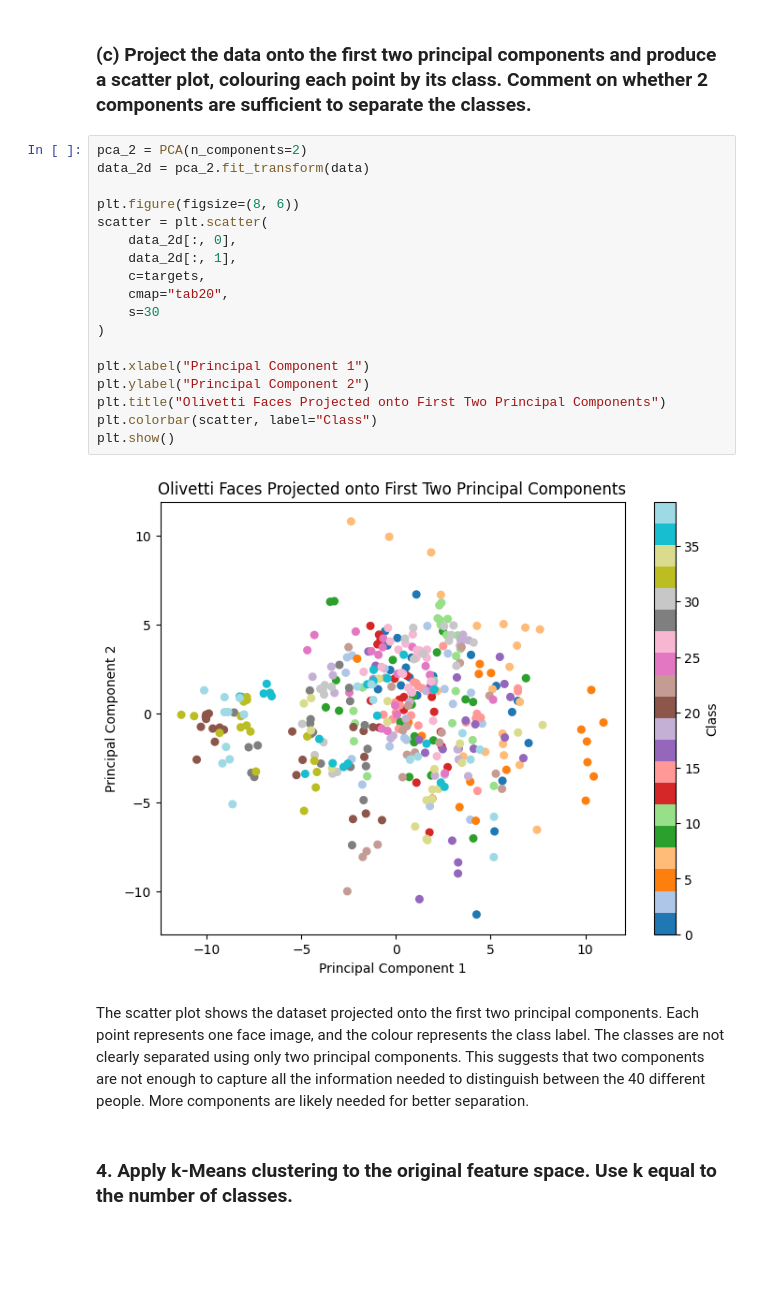
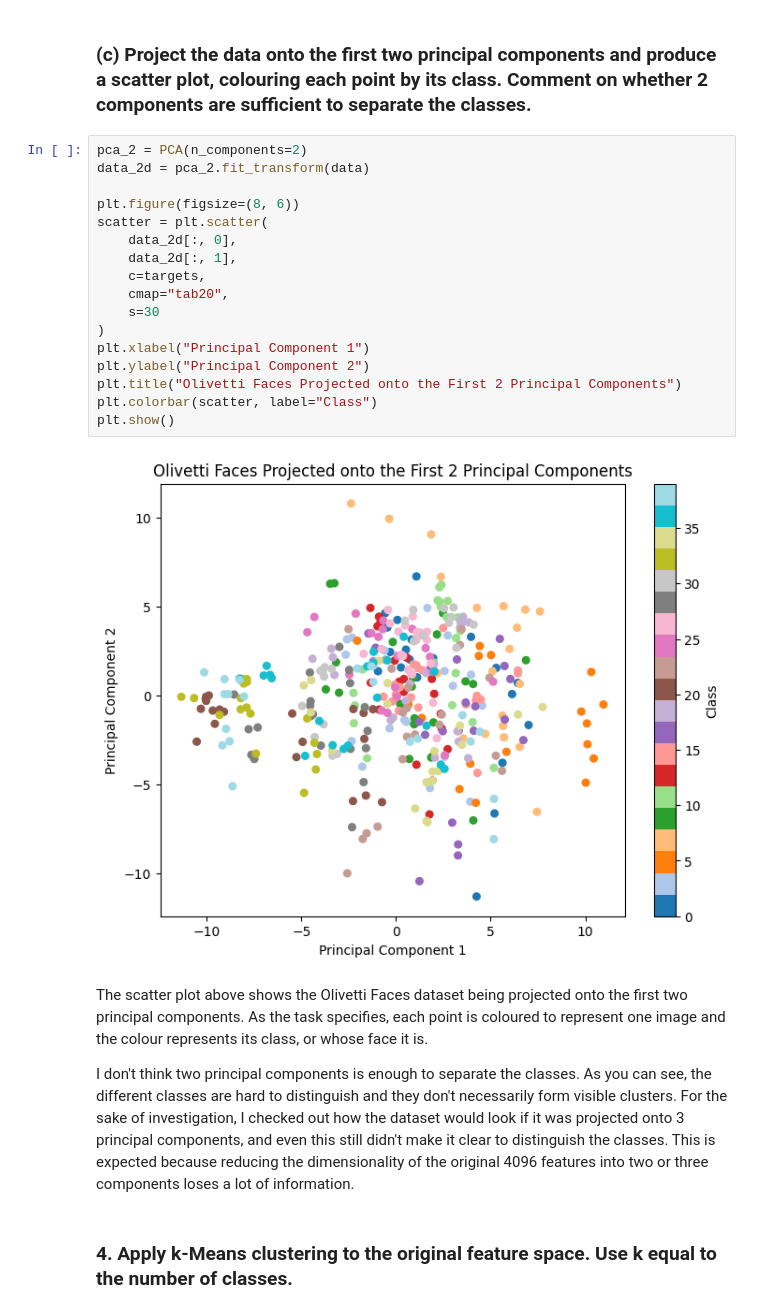
Before and after one commit to saltyypringle/CITS5508-Assignments, a Jupyter notebook: Assignment_2_Dipika_Choudhury.ipynb, the cells around one changed output. Drawn from its saved outputs; the diff is of its cells as text; blank space fills up the shorter version.

```diff
--- a/Assignment_2_Dipika_Choudhury.ipynb
+++ b/Assignment_2_Dipika_Choudhury.ipynb
@@ -514,25 +573,26 @@ blah
 # %%
 pca_2 = PCA(n_components=2)
 data_2d = pca_2.fit_transform(data)
 
 plt.figure(figsize=(8, 6))
 scatter = plt.scatter(
     data_2d[:, 0],
     data_2d[:, 1],
     c=targets,
     cmap="tab20",
     s=30
 )
-
 plt.xlabel("Principal Component 1")
 plt.ylabel("Principal Component 2")
-plt.title("Olivetti Faces Projected onto First Two Principal Components")
+plt.title("Olivetti Faces Projected onto the First 2 Principal Components")
 plt.colorbar(scatter, label="Class")
 plt.show()
 # %% [output]
-[figure, old version]
+[figure, new version]
 # %% [markdown]
-The scatter plot shows the dataset projected onto the first two principal components. Each point represents one face image, and the colour represents the class label. The classes are not clearly separated using only two principal components. This suggests that two components are not enough to capture all the information needed to distinguish between the 40 different people. More components are likely needed for better separation.
+The scatter plot above shows the Olivetti Faces dataset being projected onto the first two principal components. As the task specifies, each point is coloured to represent one image and the colour represents its class, or whose face it is.
+
+I don't think two principal components is enough to separate the classes. As you can see, the different classes are hard to distinguish and they don't necessarily form visible clusters. For the sake of investigation, I checked out how the dataset would look if it was projected onto 3 principal components, and even this still didn't make it clear to distinguish the classes. This is expected because reducing the dimensionality of the original 4096 features into two or three components loses a lot of information.
 # %% [markdown]
 ### 4. Apply k-Means clustering to the original feature space. Use k equal to the number of classes.
 # %% [markdown]
```
Also changed, not shown: parts of 19 cells of this notebook.
